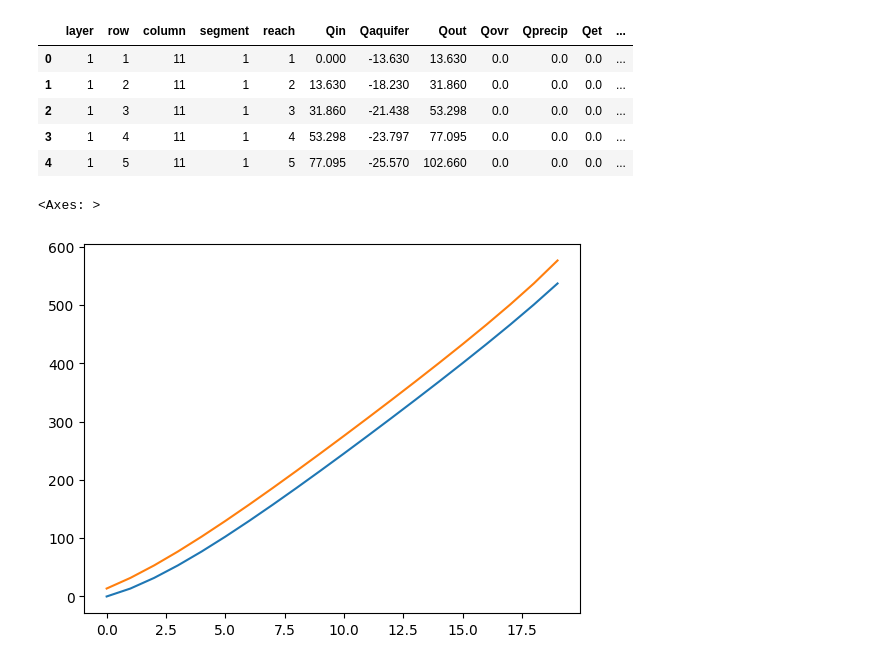
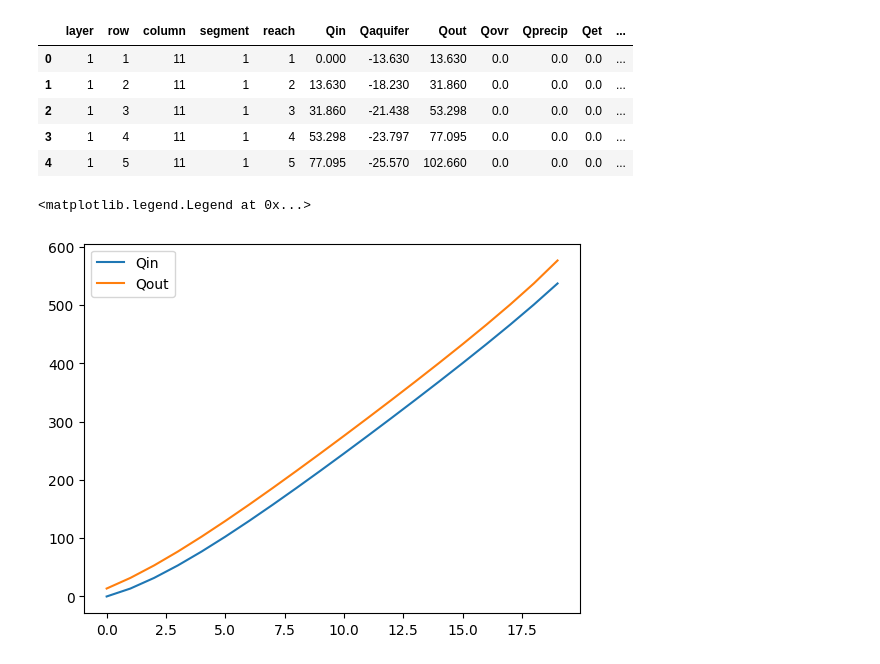
Before and after one commit to HWRS564-hydrogeologic-analysis/hwrs564a_course_materials_xiradakis, a Jupyter notebook: content_weekly/week_09/notebooks/1_simple_modflow_model.ipynb, the cells around one changed output. Saved outputs shown, nothing was run; the diff lists cells and outputs as text; code cells hidden in the pictures.

```diff
--- a/content_weekly/week_09/notebooks/1_simple_modflow_model.ipynb
+++ b/content_weekly/week_09/notebooks/1_simple_modflow_model.ipynb
@@ -254,6 +295,7 @@ df.head()
 # %%
 df['Qin'].plot()
 df['Qout'].plot()
+plt.legend(['Qin','Qout'])
 # %% [output]
-<Axes: >
+<matplotlib.legend.Legend at 0x...>
-[figure, old version]
+[figure, new version]
```
Also changed, not shown: parts of 7 cells of this notebook, 37 other files.
